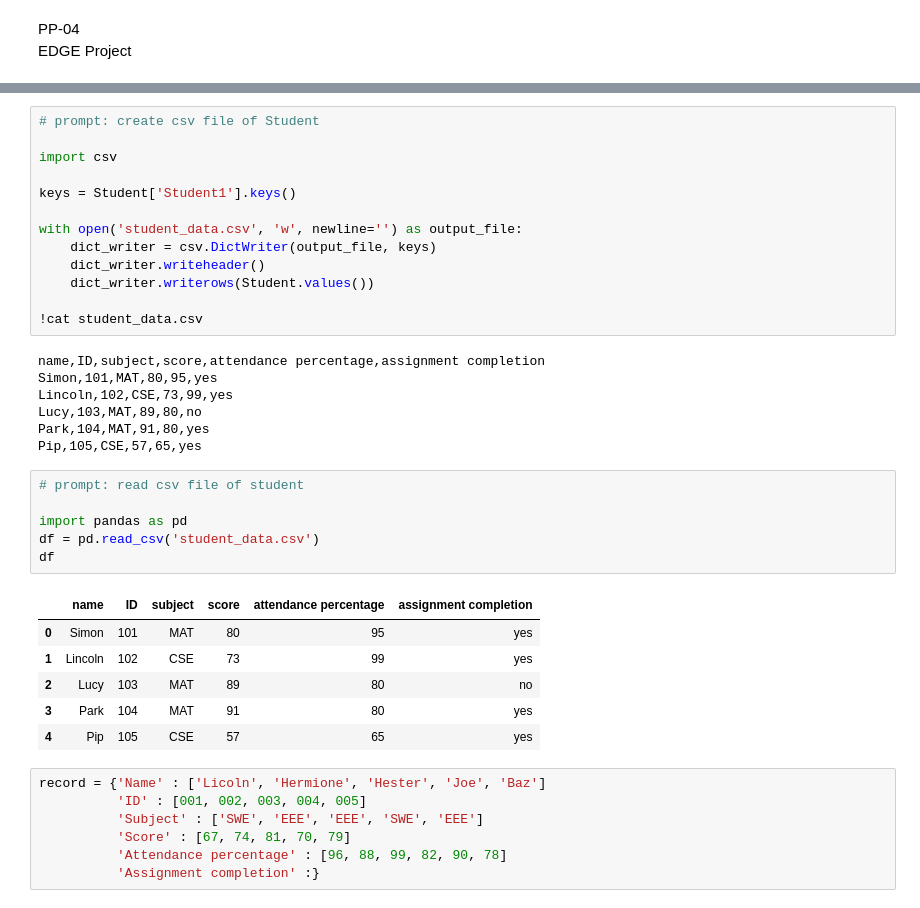
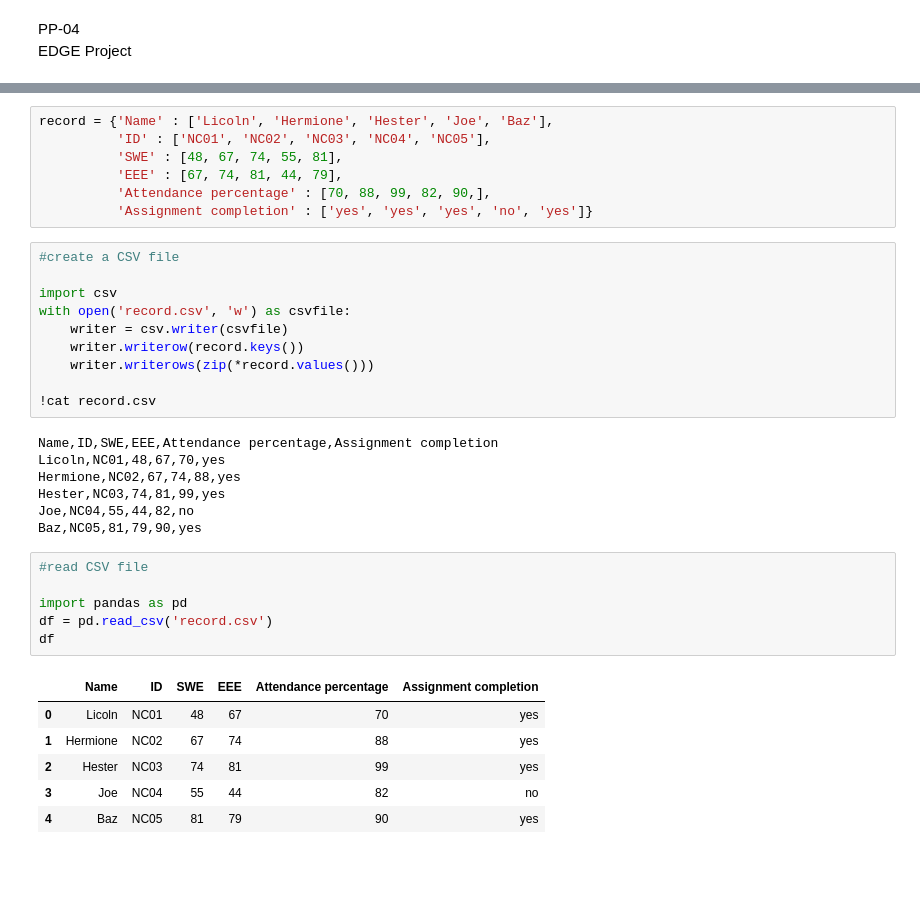
Before and after one commit to Saraf-Tasnim/EDGE-Project, a Jupyter notebook: Saraf_EDGE_Project.ipynb, the cells around one changed output, grey strips where cells are left out. Drawn from its saved outputs; the diff is of its cells as text; blank space fills up the shorter version.

```diff
--- a/Saraf_EDGE_Project.ipynb
+++ b/Saraf_EDGE_Project.ipynb
@@ -49,40 +6,37 @@ Student = {
+# %%
+record = {'Name' : ['Licoln', 'Hermione', 'Hester', 'Joe', 'Baz'],
+          'ID' : ['NC01', 'NC02', 'NC03', 'NC04', 'NC05'],
+          'SWE' : [48, 67, 74, 55, 81],
+          'EEE' : [67, 74, 81, 44, 79],
+          'Attendance percentage' : [70, 88, 99, 82, 90,],
+          'Assignment completion' : ['yes', 'yes', 'yes', 'no', 'yes']}
 # %%
-# prompt: create csv file of Student
+#create a CSV file
 
 import csv
+with open('record.csv', 'w') as csvfile:
+    writer = csv.writer(csvfile)
+    writer.writerow(record.keys())
+    writer.writerows(zip(*record.values()))
 
-keys = Student['Student1'].keys()
-
-with open('student_data.csv', 'w', newline='') as output_file:
-    dict_writer = csv.DictWriter(output_file, keys)
-    dict_writer.writeheader()
-    dict_writer.writerows(Student.values())
-
-!cat student_data.csv
+!cat record.csv
 # %% [output]
-name,ID,subject,score,attendance percentage,assignment completion
-Simon,101,MAT,80,95,yes
-Lincoln,102,CSE,73,99,yes
-Lucy,103,MAT,89,80,no
-Park,104,MAT,91,80,yes
-Pip,105,CSE,57,65,yes
+Name,ID,SWE,EEE,Attendance percentage,Assignment completion
+Licoln,NC01,48,67,70,yes
+Hermione,NC02,67,74,88,yes
+Hester,NC03,74,81,99,yes
+Joe,NC04,55,44,82,no
+Baz,NC05,81,79,90,yes
 # %%
-# prompt: read csv file of student
+#read CSV file
 
 import pandas as pd
-df = pd.read_csv('student_data.csv')
+df = pd.read_csv('record.csv')
 df
 # %% [output]
-|  | name | ID | subject | score | attendance percentage | assignment completion |
-| 0 | Simon | 101 | MAT | 80 | 95 | yes |
-| 1 | Lincoln | 102 | CSE | 73 | 99 | yes |
-| 2 | Lucy | 103 | MAT | 89 | 80 | no |
-| 3 | Park | 104 | MAT | 91 | 80 | yes |
-| 4 | Pip | 105 | CSE | 57 | 65 | yes |
+|  | Name | ID | SWE | EEE | Attendance percentage | Assignment completion |
+| 0 | Licoln | NC01 | 48 | 67 | 70 | yes |
+| 1 | Hermione | NC02 | 67 | 74 | 88 | yes |
+| 2 | Hester | NC03 | 74 | 81 | 99 | yes |
+| 3 | Joe | NC04 | 55 | 44 | 82 | no |
+| 4 | Baz | NC05 | 81 | 79 | 90 | yes |
-# %%
-record = {'Name' : ['Licoln', 'Hermione', 'Hester', 'Joe', 'Baz']
-          'ID' : [001, 002, 003, 004, 005]
-          'Subject' : ['SWE', 'EEE', 'EEE', 'SWE', 'EEE']
-          'Score' : [67, 74, 81, 70, 79]
-          'Attendance percentage' : [96, 88, 99, 82, 90, 78]
-          'Assignment completion' :}
```
Also changed, not shown: parts of 8 cells of this notebook.
